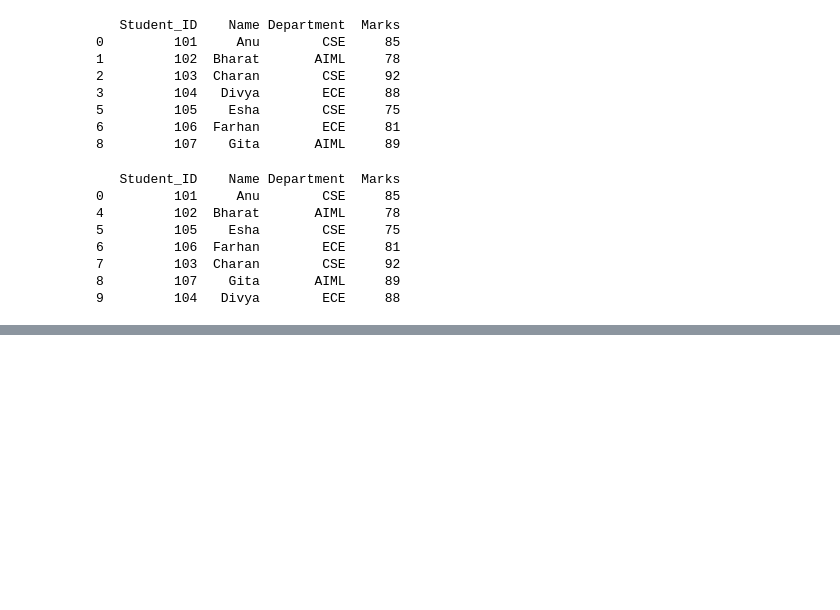
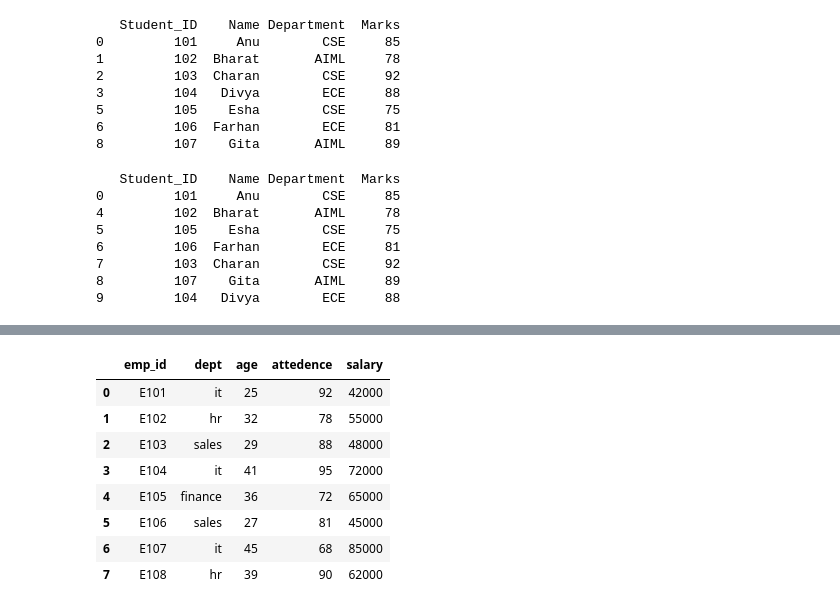
Before and after one commit to vasist05/eda-colab-lab, a Jupyter notebook: numpy_lab_011.ipynb, the cells around one changed output, grey strips where cells are left out. Cells and saved outputs as stored; diff of their text form; code cells hidden in the pictures; blank space fills up the shorter version.

```diff
--- a/numpy_lab_011.ipynb
+++ b/numpy_lab_011.ipynb
@@ -1259,0 +1313,21 @@ print(df_last)
+# %%
+import numpy as np
+import pandas as pd
+data={'emp_id':['E101','E102','E103','E104','E105','E106','E107','E108'],
+      'dept':['it','hr','sales','it','finance','sales','it','hr'],
+      'age':[25,32,29,41,36,27,45,39],
+      'attedence':[92,78,88,95,72,81,68,90],
+      'salary':[42000,55000,48000,72000,65000,45000,85000, 62000]
+      }
+df=pd.DataFrame(data)
+df
+# %% [output]
+|  | emp_id | dept | age | attedence | salary |
+| 0 | E101 | it | 25 | 92 | 42000 |
+| 1 | E102 | hr | 32 | 78 | 55000 |
+| 2 | E103 | sales | 29 | 88 | 48000 |
+| 3 | E104 | it | 41 | 95 | 72000 |
+| 4 | E105 | finance | 36 | 72 | 65000 |
+| 5 | E106 | sales | 27 | 81 | 45000 |
+| 6 | E107 | it | 45 | 68 | 85000 |
+| 7 | E108 | hr | 39 | 90 | 62000 |
```
Also changed, not shown: parts of 5 cells of this notebook.
